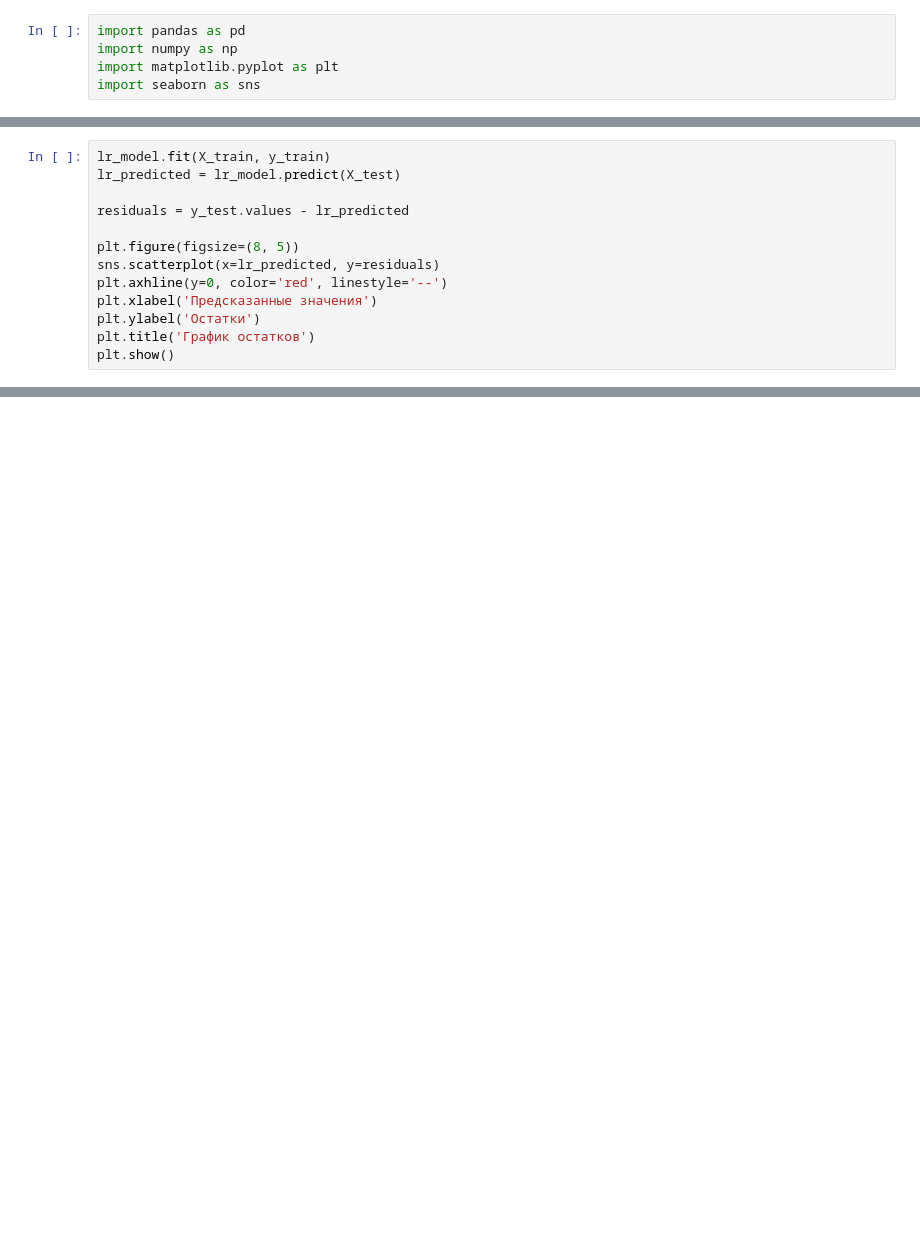
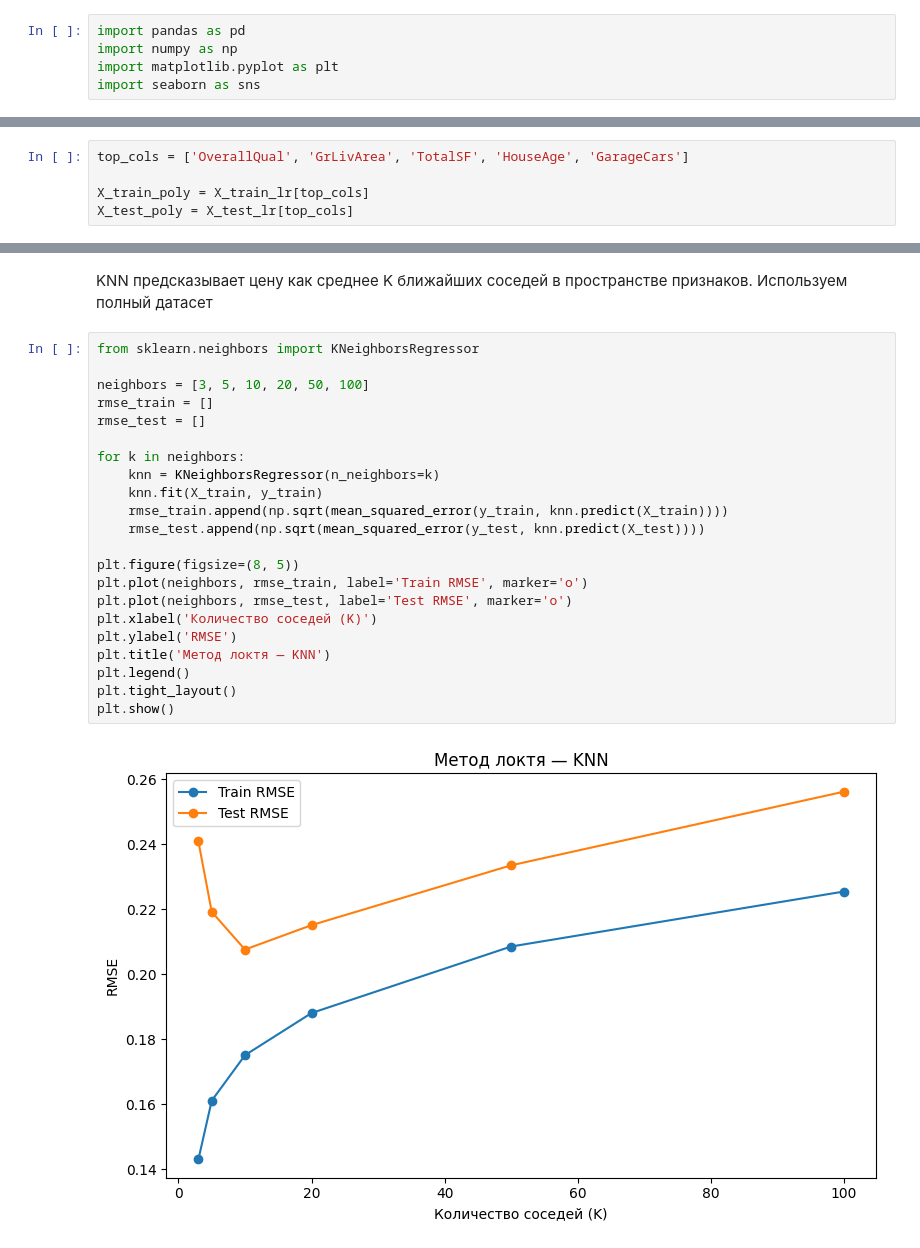
Before and after one commit to tatustik812/kaggle-house-prices, a Jupyter notebook: notebooks/02_Models.ipynb, the cells around one changed output, grey strips where cells are left out. Saved outputs shown, nothing was run; the diff lists cells and outputs as text; blank space fills up the shorter version.

Commit message:
Models: LinearRegression, Poly, Lasso, Ridge, ElasticNet, KNN

```diff
--- a/notebooks/02_Models.ipynb
+++ b/notebooks/02_Models.ipynb
@@ -26,13 +16,0 @@ print(f'Ошибка модели на {(rmse_cv * 100):.2f} % от стоимо
-# %%
-lr_model.fit(X_train, y_train)
-lr_predicted = lr_model.predict(X_test)
-
-residuals = y_test.values - lr_predicted
-
-plt.figure(figsize=(8, 5))
-sns.scatterplot(x=lr_predicted, y=residuals)
-plt.axhline(y=0, color='red', linestyle='--')
-plt.xlabel('Предсказанные значения')
-plt.ylabel('Остатки')
-plt.title('График остатков')
-plt.show()
@@ -40,0 +171,5 @@ plt.show()
+# %%
+top_cols = ['OverallQual', 'GrLivArea', 'TotalSF', 'HouseAge', 'GarageCars']
+
+X_train_poly = X_train_lr[top_cols]
+X_test_poly = X_test_lr[top_cols]
@@ -40,0 +221,26 @@ plt.show()
+# %% [markdown]
+KNN предсказывает цену как среднее K ближайших соседей в пространстве признаков. Используем полный датасет
+# %%
+from sklearn.neighbors import KNeighborsRegressor
+
+neighbors = [3, 5, 10, 20, 50, 100]
+rmse_train = []
+rmse_test = []
+
+for k in neighbors:
+    knn = KNeighborsRegressor(n_neighbors=k)
+    knn.fit(X_train, y_train)
+    rmse_train.append(np.sqrt(mean_squared_error(y_train, knn.predict(X_train))))
+    rmse_test.append(np.sqrt(mean_squared_error(y_test, knn.predict(X_test))))
+
+plt.figure(figsize=(8, 5))
+plt.plot(neighbors, rmse_train, label='Train RMSE', marker='o')
+plt.plot(neighbors, rmse_test, label='Test RMSE', marker='o')
+plt.xlabel('Количество соседей (K)')
+plt.ylabel('RMSE')
+plt.title('Метод локтя — KNN')
+plt.legend()
+plt.tight_layout()
+plt.show()
+# %% [output]
+[figure, added]
```
Also changed, not shown: parts of 18 cells of this notebook, 3 other files.
